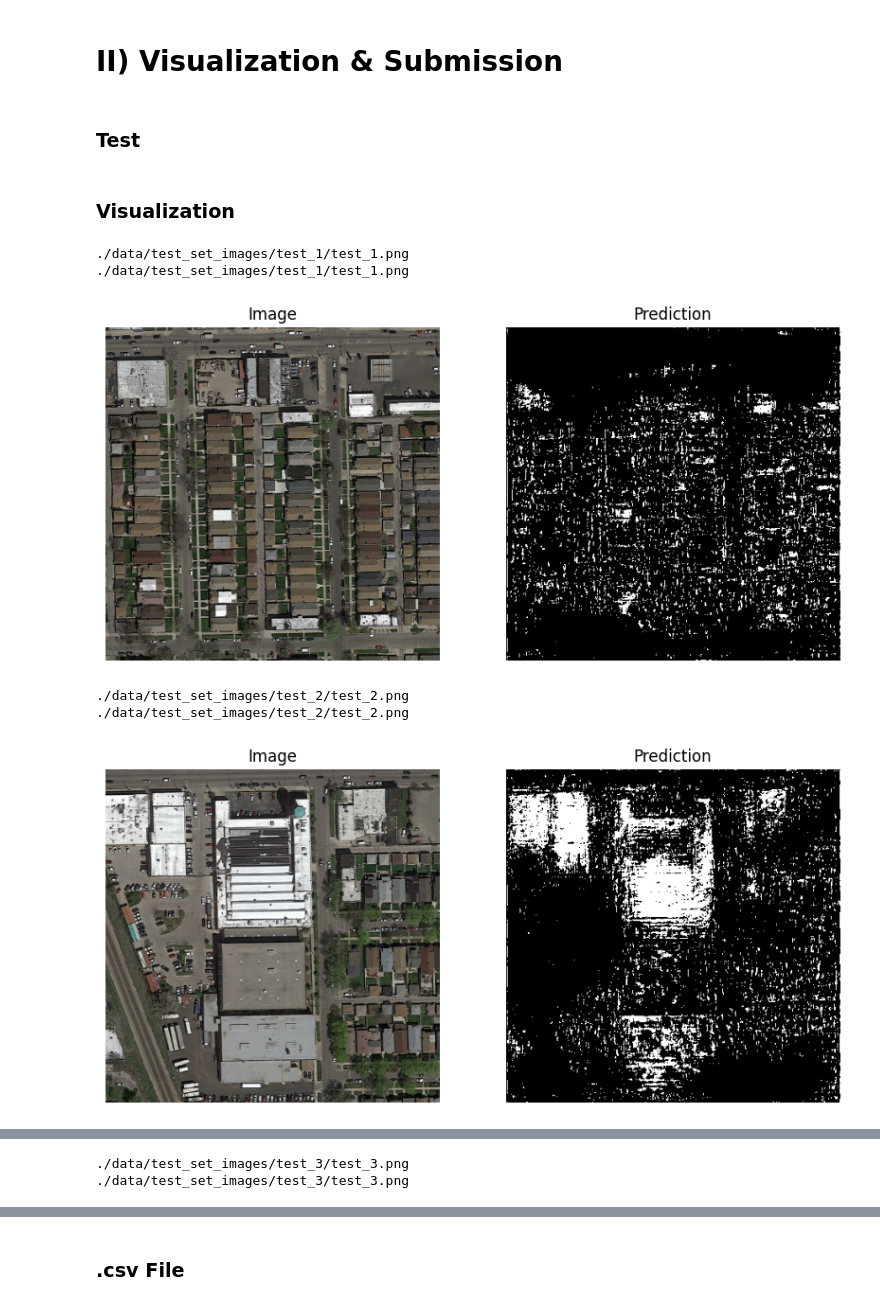
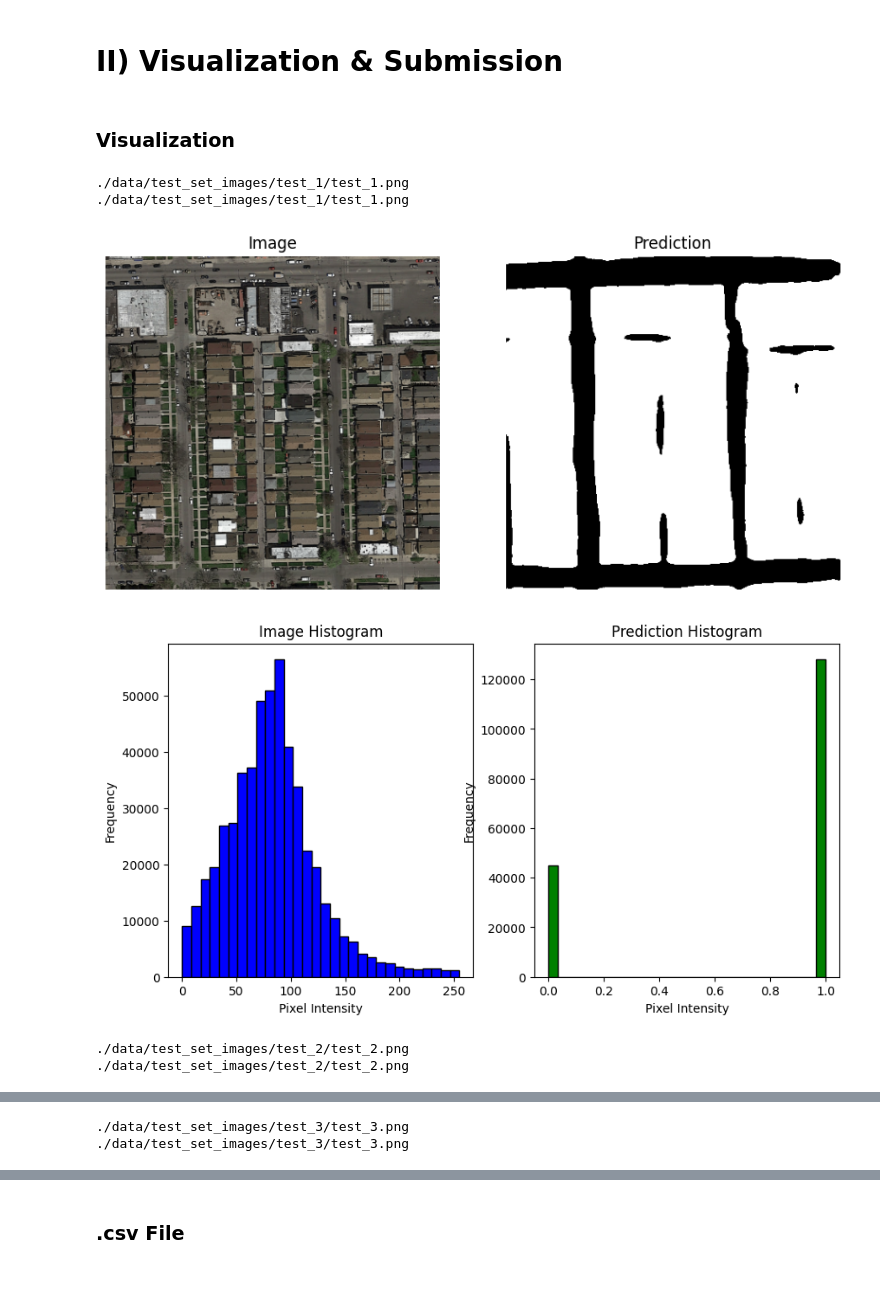
Before and after one commit to TomasVDDC/road-segmentation, a Jupyter notebook: runVic.ipynb, the cells around one changed output, grey strips where cells are left out. Drawn from its saved outputs; the diff is of its cells as text; code cells hidden in the pictures; blank space fills up the shorter version.

Commit message:
Include alt metrics run_vic

```diff
--- a/runVic.ipynb
+++ b/runVic.ipynb
@@ -65,12 +62,12 @@ submission_folder = './submissions/' + SUBMISSION_NAME
 os.makedirs(submission_folder, exist_ok=True)
 # %%
 PARAMS = {
-  'MODELS' : ["Unet"], # Available : "Unet","DeepLabV3","FPN",
+  'MODELS' : ["UnetPlusPlus"], # Available : "Unet","DeepLabV3","FPN", "UnetPlusPlus"
   'ENCODER' : 'resnet34',
   'ENCODER_WEIGHTS' : 'imagenet',
-  'NB_EPOCHS' : 20,
+  'NB_EPOCHS' : 15,
   'ACTIVATION' : 'sigmoid', # could be None for logits or 'softmax2d' for multiclass segmentation,
-  'DATA_AUGMENTATION' : False, #choose whether the data is augmented to 900 images or use original dataset of 100 images,
+  'DATA_AUGMENTATION' : True, #choose whether the data is augmented to 900 images or use original dataset of 100 images,
   'CLASSES' : ['road'],
 }
 # %% [markdown]
@@ -267,7 +264,7 @@ valid_dataset = Dataset(
 )
 
 #create the loaders for both datasets
-train_loader = DataLoader(train_dataset, batch_size=8, shuffle=True)
+train_loader = DataLoader(train_dataset, batch_size=8, shuffle=False)
 valid_loader = DataLoader(valid_dataset, batch_size=1, shuffle=False)
 # %% [markdown]
 ### Integration of patch based evaluation methods
@@ -414,19 +487,3 @@ metrics = [
-# %%
-# Dice/F1 score - https://en.wikipedia.org/wiki/S%C3%B8rensen%E2%80%93Dice_coefficient
-# IoU/Jaccard score - https://en.wikipedia.org/wiki/Jaccard_index
-
-# loss = smp_utils.losses.DiceLoss()
-# metrics = [
-#     smp_utils.metrics.IoU(threshold=0.5),
-#     smp_utils.metrics.Fscore(),
-# ]
-#myinstance.__class__.__name__
-
-loss_fn = smp.losses.dice.DiceLoss(mode ='binary')
-loss_fn.__name__ = 'Dice_loss'
-
-metrics = [
-      smp_utils.metrics.Fscore(), ]
 # %% [markdown]
 ## Visualizing pre-processed data
 # %% [markdown]
@@ -612,15 +653,13 @@ KeyboardInterrupt: ignored
 # %% [markdown]
 # II) Visualization & Submission
 # %%
-MODEL_NAME = "Unet"
-MODEL_PATH = model_weights_folder + f'best_model_tomas_test2{MODEL_NAME}.pth'
+MODEL_NAME = "UnetPlusPlus"
+MODEL_PATH = model_weights_folder + f'upp_loss_aug{MODEL_NAME}.pth'
 DEVICE ='cuda'
 
 test_model = torch.load(MODEL_PATH)
 
 foreground_threshold = 0.5  # Threshold for determining foreground vs background
-# %% [markdown]
-### Test
 # %%
 test_dataset = Dataset(
     images_dir="./data/test_set_images/",
@@ -649,34 +688,50 @@ for batch in test_loader:
         # Since there are no ground truth masks, we only visualize the images and predictions
         for img_fp, pr_gt in zip(batch[0], pr_gts):  # batch[0] should contain the file paths
             print(img_fp)
             img = cv2.imread(img_fp)
             img = cv2.cvtColor(img, cv2.COLOR_BGR2RGB)
             img = cv2.resize(img, (416, 416))
 
             # Get the prediction as a numpy array
             pr_gt_cpu = pr_gt.cpu().numpy().squeeze()
             if activate_threshold:
               pr_gt_cpu[pr_gt_cpu >= foreground_threshold] = 1
               pr_gt_cpu[pr_gt_cpu < foreground_threshold] = 0
+
             plt.figure(figsize=(10, 5))
 
             plt.subplot(1, 2, 1)
             plt.imshow(img)  # No need to transpose axes since img is read with cv2 and already in HWC format
             plt.title("Image")
             plt.axis("off")
 
             plt.subplot(1, 2, 2)
             plt.imshow(pr_gt_cpu, cmap='gray')  # Show the prediction
             plt.title("Prediction")
             plt.axis("off")
 
+            # Plot histogram for the image
+            plt.figure(figsize=(10, 5))
+            plt.subplot(1, 2, 1)
+            plt.hist(img.flatten(), bins=30, edgecolor='black', color='blue')
+            plt.title('Image Histogram')
+            plt.xlabel('Pixel Intensity')
+            plt.ylabel('Frequency')
+
+            # Plot histogram for the prediction
+            plt.subplot(1, 2, 2)
+            plt.hist(pr_gt_cpu.flatten(), bins=30, edgecolor='black', color='green')
+            plt.title('Prediction Histogram')
+            plt.xlabel('Pixel Intensity')
+            plt.ylabel('Frequency')
+
             plt.show()
     if i == img_nbr:
       break
 # %% [output]
 ./data/test_set_images/test_1/test_1.png
 ./data/test_set_images/test_1/test_1.png
-[figure, old version]
+[figure, new version]
+[figure, new version]
 ./data/test_set_images/test_2/test_2.png
 ./data/test_set_images/test_2/test_2.png
-[figure, old version]
```
Also changed, not shown: parts of 18 cells of this notebook.
